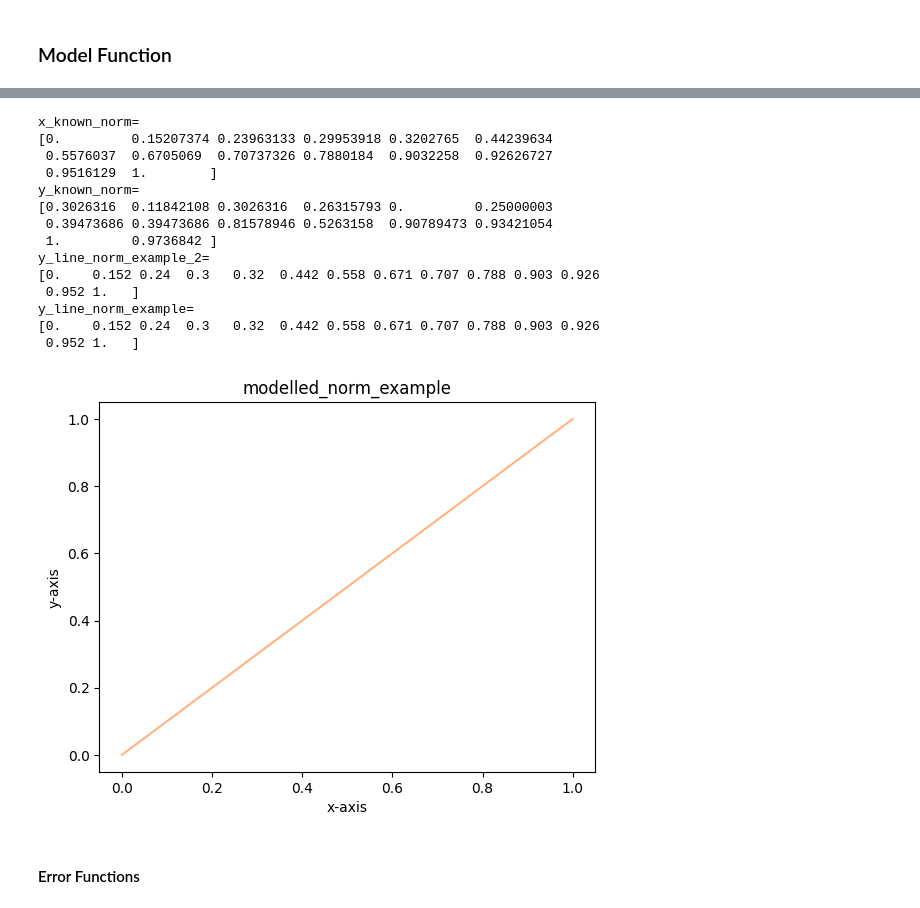
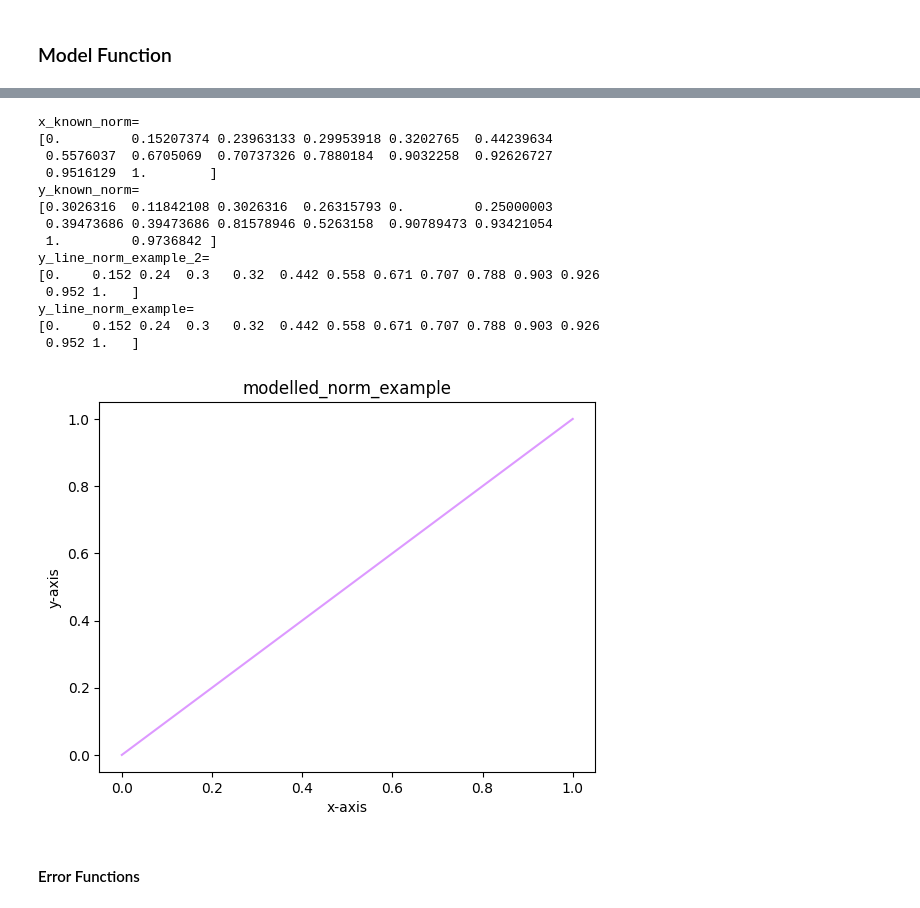
Before and after one commit to aisven/fullstack-ml-academy-homework, a Jupyter notebook: notepads/07-Gradientenverfahren/07-Gradientenverfahren.ipynb, the cells around one changed output, grey strips where cells are left out. Cells and saved outputs as stored; diff of their text form; code cells hidden in the pictures.

```diff
--- a/notepads/07-Gradientenverfahren/07-Gradientenverfahren.ipynb
+++ b/notepads/07-Gradientenverfahren/07-Gradientenverfahren.ipynb
@@ -366,59 +364,63 @@ y_line_example=
 # %%
-# in this code block we just try out the model function again
-
-# this time with the normalized data
+# in this code block we just try out the model function again this time with the normalized data
 
 print(f"x_known_norm=\n{x_known_norm}")
 print(f"y_known_norm=\n{y_known_norm}")
 
-# these are our more carefully chosen examples for w and b
-# as plain python floats
-w_norm_example = 1.
-b_norm_example = .0
-
-# as numpy objects
-w_norm_example_np = np.asarray([w_norm_example], dtype='float32')
-b_norm_example_np = np.asarray([b_norm_example], dtype='float32')
+# our more carefully chosen examples for w and b as plain python floats
+w1_norm_scalar = 1.
+assert np.isscalar(w1_norm_scalar)
+b_norm_scalar = .0
+assert np.isscalar(b_norm_scalar)
 
 # try out the numpy version with our known x values
-y_line_norm_example_2 = f(w_norm_example, x_known_norm, b_norm_example)
+y_line_norm_example_2 = f(w1_norm_scalar, x_known_norm, b_norm_scalar)
 assert y_line_norm_example_2.shape == y_known_norm.shape
 assert y_line_norm_example_2.dtype == 'float32'
-assert np.isscalar(y_line_norm_example_2) == False
+assert not np.isscalar(y_line_norm_example_2)
 print(f"y_line_norm_example_2=\n{np.round(y_line_norm_example_2, 3)}")
 
+# our more carefully chosen examples for w and b as numpy arrays
+w1_norm_np = np.asarray([w1_norm_scalar], dtype='float32')
+assert w1_norm_np.shape == (1,)
+assert not np.isscalar(w1_norm_np)
+b_norm_np = np.asarray([b_norm_scalar], dtype='float32')
+assert b_norm_np.shape == (1,)
+assert not np.isscalar(b_norm_np)
+
 # check if it also works if we provide the one weight and the bias as numpy arrays
-assert x_known_norm.dtype == 'float32'
-
-y_line_norm_example = f(w_norm_example_np, x_known_norm, b_norm_example_np)
+y_line_norm_example = f(w1_norm_np, x_known_norm, b_norm_np)
 assert y_line_norm_example.shape == y_known_norm.shape
 assert y_line_norm_example.dtype == 'float32'
-assert np.isscalar(y_line_norm_example) == False
+assert not np.isscalar(y_line_norm_example)
 print(f"y_line_norm_example=\n{np.round(y_line_norm_example, 3)}")
 
-# plain line plot of the modelled example
+# the values in the last two result arrays should equal
+assert (y_line_norm_example == y_line_norm_example_2).all()
+
+# just a plain line plot of the model function regarding a try out with normalized data
 plt.figure(dpi=100)
-plt.plot(x_known_norm,y_line_norm_example,color='#ffb380')
+plt.plot(x_known_norm,y_line_norm_example,color='#dd99ff')
 plt.title('modelled_norm_example')
 plt.xlabel('x-axis')
 plt.ylabel('y-axis')
 plt.show()
 # %% [output]
 x_known_norm=
 [0.         0.15207374 0.23963133 0.29953918 0.3202765  0.44239634
  0.5576037  0.6705069  0.70737326 0.7880184  0.9032258  0.92626727
  0.9516129  1.        ]
 y_known_norm=
 [0.3026316  0.11842108 0.3026316  0.26315793 0.         0.25000003
  0.39473686 0.39473686 0.81578946 0.5263158  0.90789473 0.93421054
  1.         0.9736842 ]
 y_line_norm_example_2=
 [0.    0.152 0.24  0.3   0.32  0.442 0.558 0.671 0.707 0.788 0.903 0.926
  0.952 1.   ]
 y_line_norm_example=
 [0.    0.152 0.24  0.3   0.32  0.442 0.558 0.671 0.707 0.788 0.903 0.926
  0.952 1.   ]
-[figure, old version]
+[figure, new version]
 # %% [markdown]
 #### Error Functions
 # %%
```
Also changed, not shown: parts of 11 cells of this notebook.
